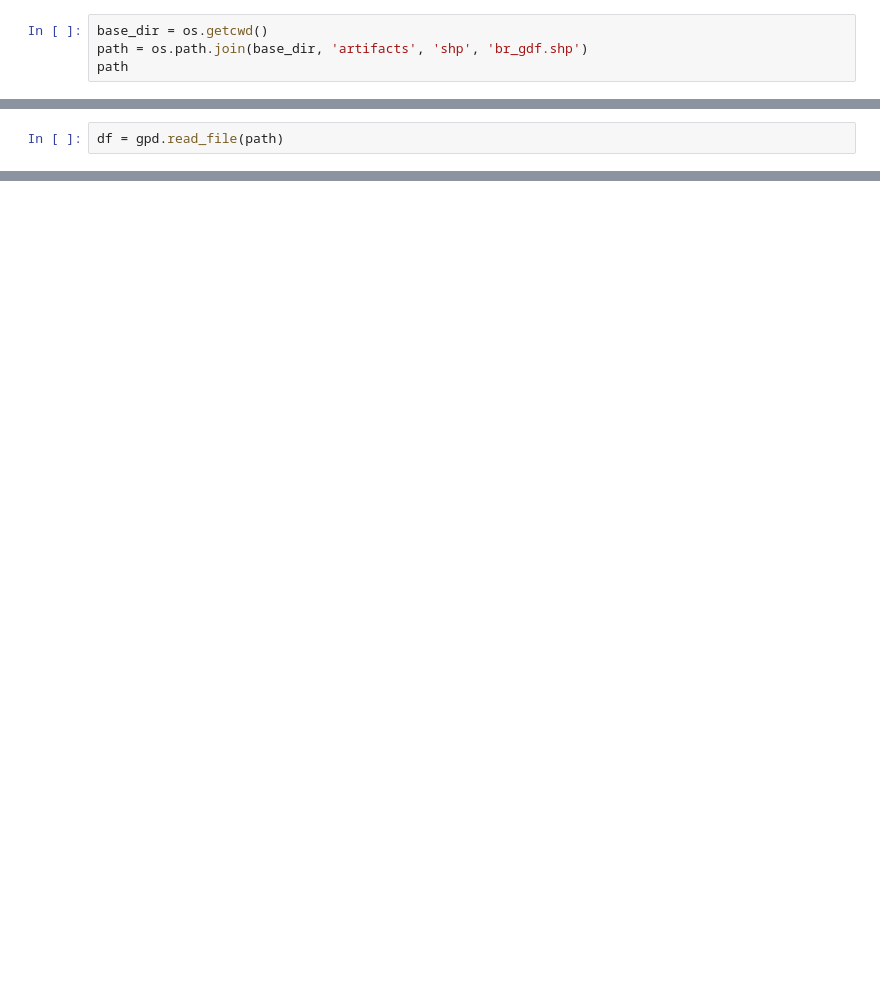
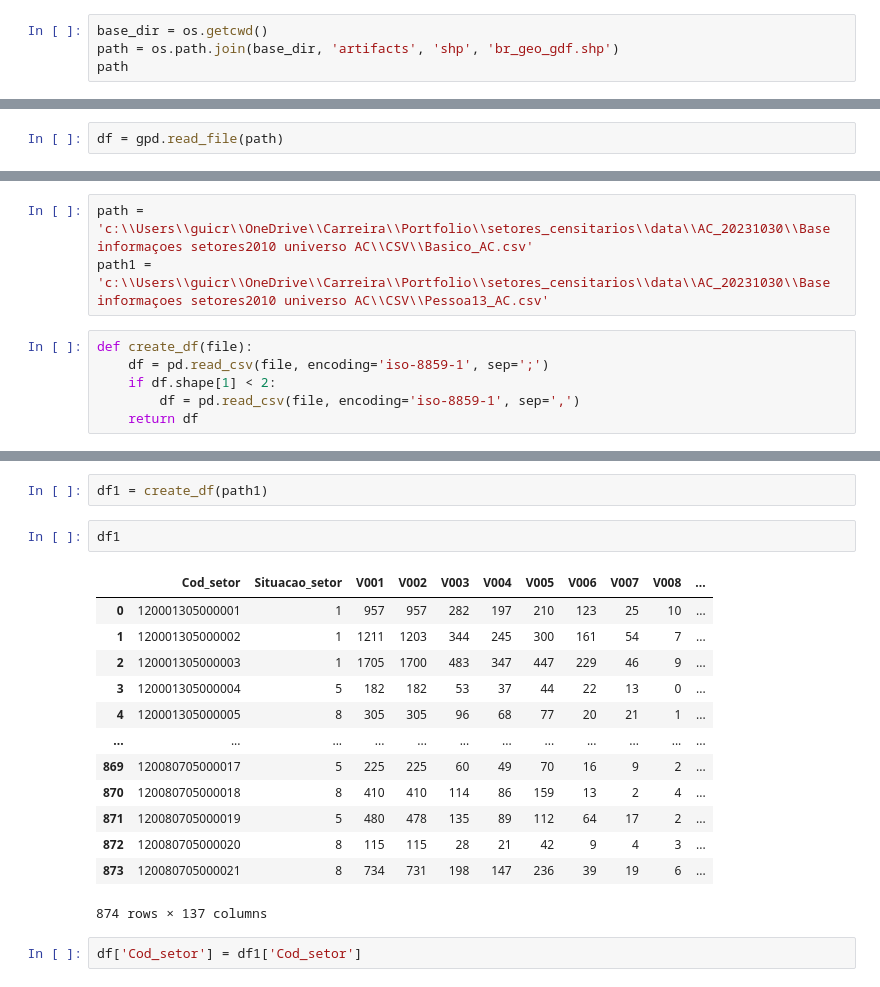
Before and after one commit to gcunharodrigues/setores_censitarios, a Jupyter notebook: visualize_df.ipynb, the cells around one changed output, grey strips where cells are left out. Cells and saved outputs as stored; diff of their text form; blank space fills up the shorter version.

```diff
--- a/visualize_df.ipynb
+++ b/visualize_df.ipynb
@@ -4,6 +4,6 @@ import geopandas as gpd
 import pandas as pd
 # %%
 base_dir = os.getcwd()
-path = os.path.join(base_dir, 'artifacts', 'shp', 'br_gdf.shp')
+path = os.path.join(base_dir, 'artifacts', 'shp', 'br_geo_gdf.shp')
 path
 # %% [output]
@@ -33,0 +66,9 @@ df.T
+# %%
+path = 'c:\\Users\\guicr\\OneDrive\\Carreira\\Portfolio\\setores_censitarios\\data\\AC_20231030\\Base informaçoes setores2010 universo AC\\CSV\\Basico_AC.csv'
+path1 = 'c:\\Users\\guicr\\OneDrive\\Carreira\\Portfolio\\setores_censitarios\\data\\AC_20231030\\Base informaçoes setores2010 universo AC\\CSV\\Pessoa13_AC.csv'
+# %%
+def create_df(file):
+    df = pd.read_csv(file, encoding='iso-8859-1', sep=';')
+    if df.shape[1] < 2:
+        df = pd.read_csv(file, encoding='iso-8859-1', sep=',')
+    return df
@@ -33,0 +93,20 @@ df.T
+# %%
+df1 = create_df(path1)
+# %%
+df1
+# %% [output]
+|  | Cod_setor | Situacao_setor | V001 | V002 | V003 | V004 | V005 | V006 | V007 | V008 | ... |
+| 0 | 120001305000001 | 1 | 957 | 957 | 282 | 197 | 210 | 123 | 25 | 10 | ... |
+| 1 | 120001305000002 | 1 | 1211 | 1203 | 344 | 245 | 300 | 161 | 54 | 7 | ... |
+| 2 | 120001305000003 | 1 | 1705 | 1700 | 483 | 347 | 447 | 229 | 46 | 9 | ... |
+| 3 | 120001305000004 | 5 | 182 | 182 | 53 | 37 | 44 | 22 | 13 | 0 | ... |
+| 4 | 120001305000005 | 8 | 305 | 305 | 96 | 68 | 77 | 20 | 21 | 1 | ... |
+| ... | ... | ... | ... | ... | ... | ... | ... | ... | ... | ... | ... |
+| 869 | 120080705000017 | 5 | 225 | 225 | 60 | 49 | 70 | 16 | 9 | 2 | ... |
+| 870 | 120080705000018 | 8 | 410 | 410 | 114 | 86 | 159 | 13 | 2 | 4 | ... |
+| 871 | 120080705000019 | 5 | 480 | 478 | 135 | 89 | 112 | 64 | 17 | 2 | ... |
+| 872 | 120080705000020 | 8 | 115 | 115 | 28 | 21 | 42 | 9 | 4 | 3 | ... |
+| 873 | 120080705000021 | 8 | 734 | 731 | 198 | 147 | 236 | 39 | 19 | 6 | ... |
+874 rows × 137 columns
+# %%
+df['Cod_setor'] = df1['Cod_setor']
```
Also changed, not shown: parts of 13 cells of this notebook.
